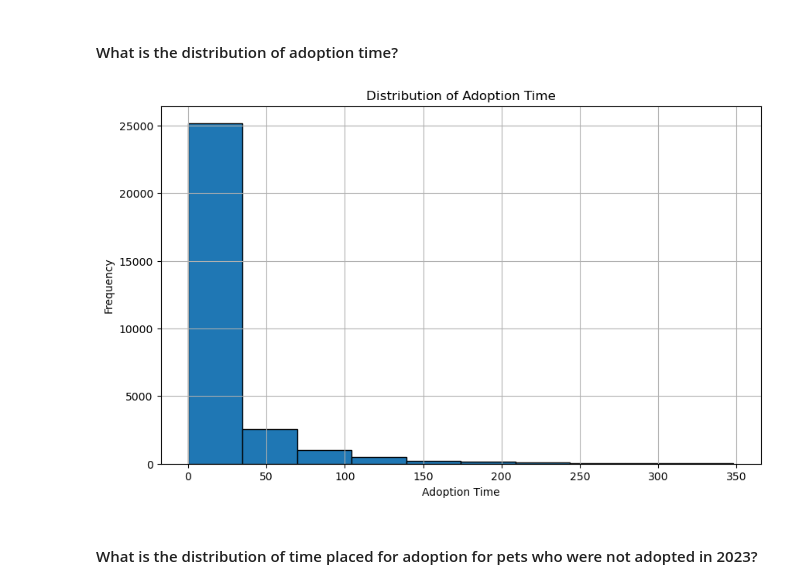
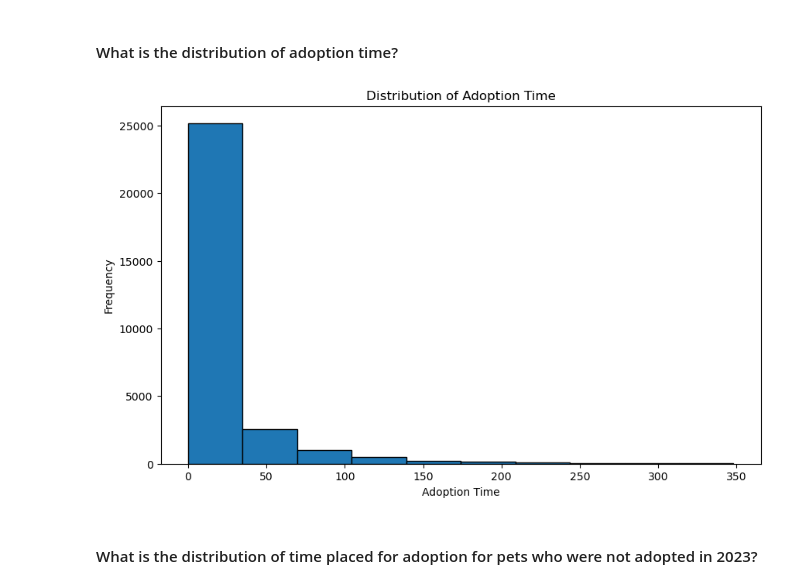
Before and after one commit to elisianguyen/2023-Tennessee-Adoption-Dynamics, a Jupyter notebook: notebooks/pet_adoption_analysis_mvp.ipynb, the cells around one changed output. Drawn from its saved outputs; the diff is of its cells as text; code cells hidden in the pictures.

```diff
--- a/notebooks/pet_adoption_analysis_mvp.ipynb
+++ b/notebooks/pet_adoption_analysis_mvp.ipynb
@@ -190,13 +191,12 @@ Average Adoption Time: 17 days
 # %%
 plt.figure(figsize=(10, 6))
 plt.hist(adopted['adoption_time'], bins=10, edgecolor='black')
 plt.xlabel('Adoption Time')
 plt.ylabel('Frequency')
 plt.title('Distribution of Adoption Time')
-plt.grid(True)
 plt.show()
 # %% [output]
-[figure, old version]
+[figure, new version]
 # %% [markdown]
 #### What is the distribution of time placed for adoption for pets who were not adopted in 2023?
 # %%
```
Also changed, not shown: parts of 4 cells of this notebook, 1 other file.
